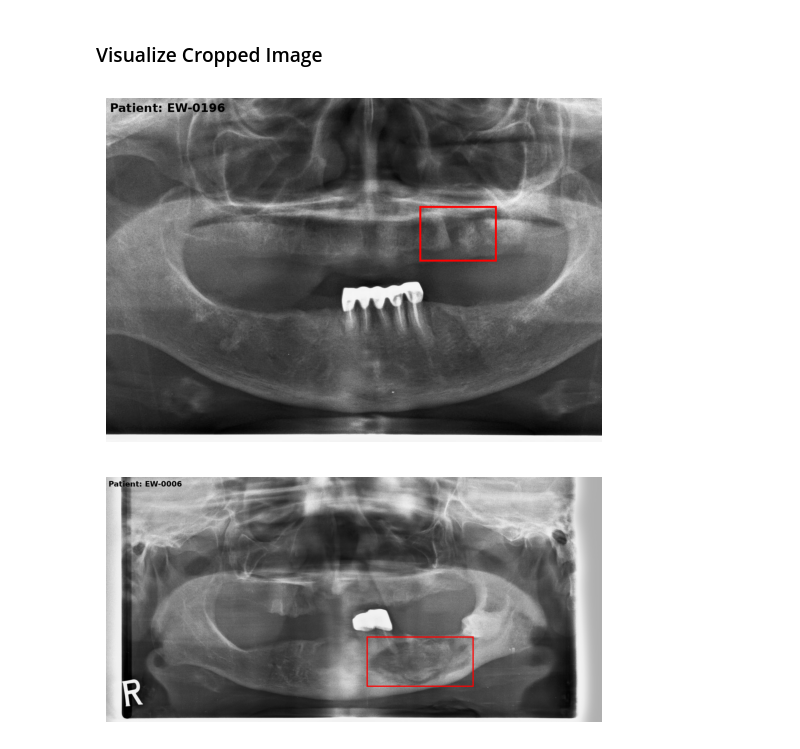
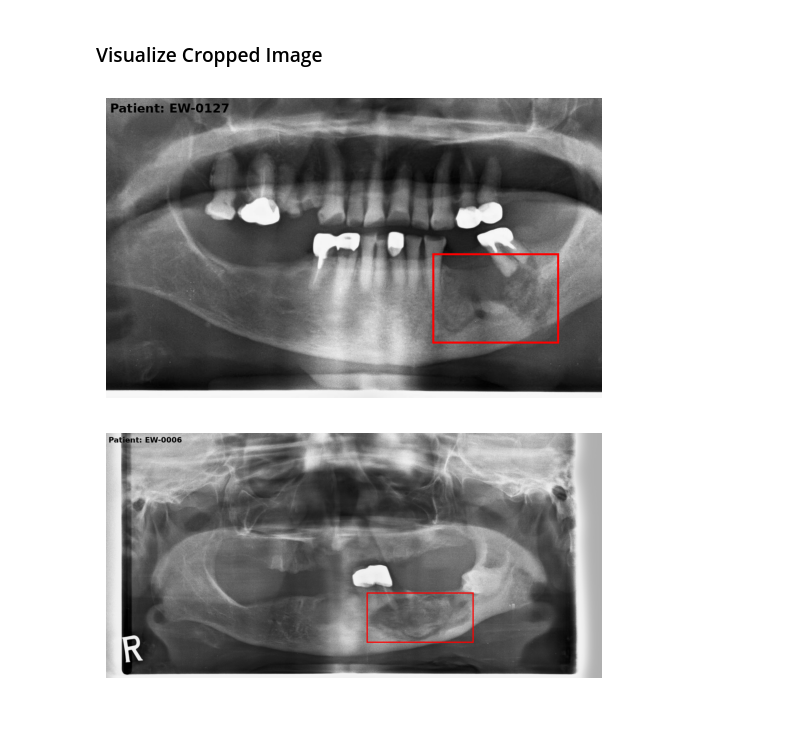
Before and after one commit to kimdj98/onj_, a Jupyter notebook: scripts/viz_PA_label.ipynb, the cells around one changed output. Saved outputs shown, nothing was run; the diff lists cells and outputs as text; code cells hidden in the pictures; blank space fills up the shorter version.

```diff
--- a/scripts/viz_PA_label.ipynb
+++ b/scripts/viz_PA_label.ipynb
@@ -243,9 +243,9 @@ def viz_cropped(patient):
     plt.axis("off")  # Hide axis
     plt.show()
 # %%
-viz_cropped("EW-0196")
+viz_cropped("EW-0127")
 # %% [output]
-[figure, old version]
+[figure, new version]
 # %%
 viz("EW-0006")
 # %% [output]
```
Also changed, not shown: parts of 3 cells of this notebook, 41 other files.
